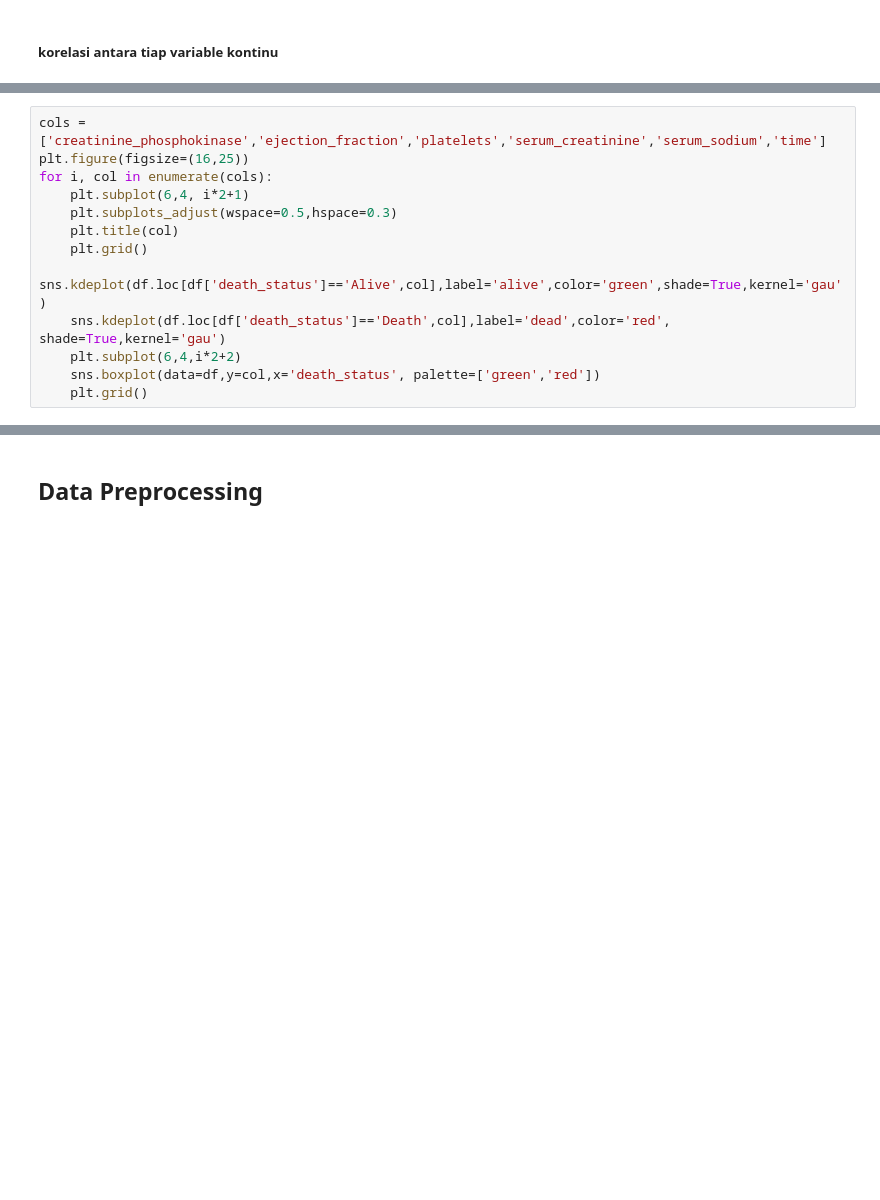
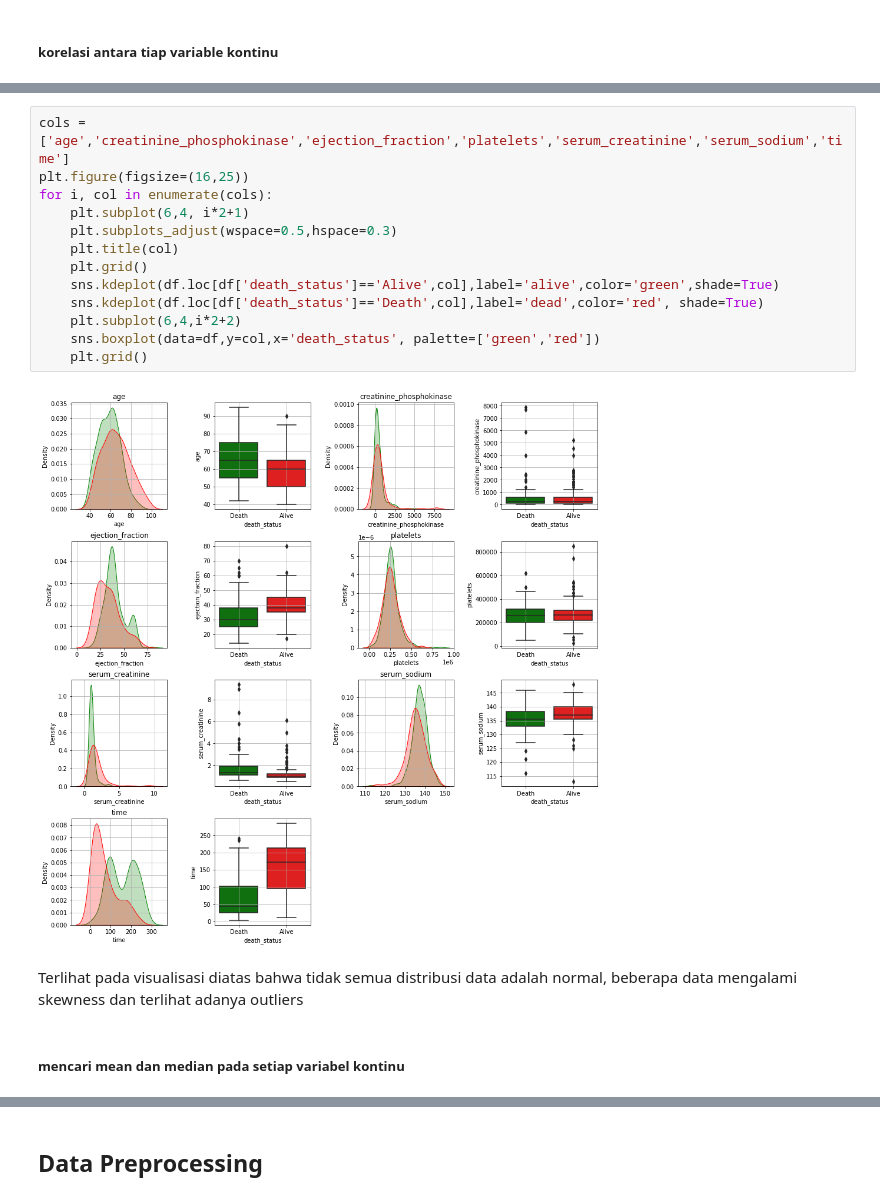
Before and after one commit to bridgecrew-perf6/FinalProject3-EnsembleMethod-RF, a Jupyter notebook: PYTN_KampusMerdeka_fp3_SafiraAuliaRohmah.ipynb, the cells around one changed output, grey strips where cells are left out. Cells and saved outputs as stored; diff of their text form; blank space fills up the shorter version.

Commit message:
add exploratory data analysis

```diff
--- a/PYTN_KampusMerdeka_fp3_SafiraAuliaRohmah.ipynb
+++ b/PYTN_KampusMerdeka_fp3_SafiraAuliaRohmah.ipynb
@@ -210,13 +207,0 @@ warna merah menunjukkan terjadinya kejadian kematian dan warna biru tidak menunj
-# %%
-cols = ['creatinine_phosphokinase','ejection_fraction','platelets','serum_creatinine','serum_sodium','time']
-plt.figure(figsize=(16,25))
-for i, col in enumerate(cols):
-    plt.subplot(6,4, i*2+1)
-    plt.subplots_adjust(wspace=0.5,hspace=0.3)
-    plt.title(col)
-    plt.grid()
-    sns.kdeplot(df.loc[df['death_status']=='Alive',col],label='alive',color='green',shade=True,kernel='gau')
-    sns.kdeplot(df.loc[df['death_status']=='Death',col],label='dead',color='red', shade=True,kernel='gau')
-    plt.subplot(6,4,i*2+2)
-    sns.boxplot(data=df,y=col,x='death_status', palette=['green','red'])
-    plt.grid()
@@ -239,0 +210,19 @@ varibel time memiliki perbedaan yang cukup tinggi terhadap kejadian kematian
+# %%
+cols = ['age','creatinine_phosphokinase','ejection_fraction','platelets','serum_creatinine','serum_sodium','time']
+plt.figure(figsize=(16,25))
+for i, col in enumerate(cols):
+    plt.subplot(6,4, i*2+1)
+    plt.subplots_adjust(wspace=0.5,hspace=0.3)
+    plt.title(col)
+    plt.grid()
+    sns.kdeplot(df.loc[df['death_status']=='Alive',col],label='alive',color='green',shade=True)
+    sns.kdeplot(df.loc[df['death_status']=='Death',col],label='dead',color='red', shade=True)
+    plt.subplot(6,4,i*2+2)
+    sns.boxplot(data=df,y=col,x='death_status', palette=['green','red'])
+    plt.grid()
+# %% [output]
+[figure, added]
+# %% [markdown]
+Terlihat pada visualisasi diatas bahwa tidak semua distribusi data adalah normal, beberapa data mengalami skewness dan terlihat adanya outliers
+# %% [markdown]
+##### mencari mean dan median pada setiap variabel kontinu
```
Also changed, not shown: parts of 18 cells of this notebook.
